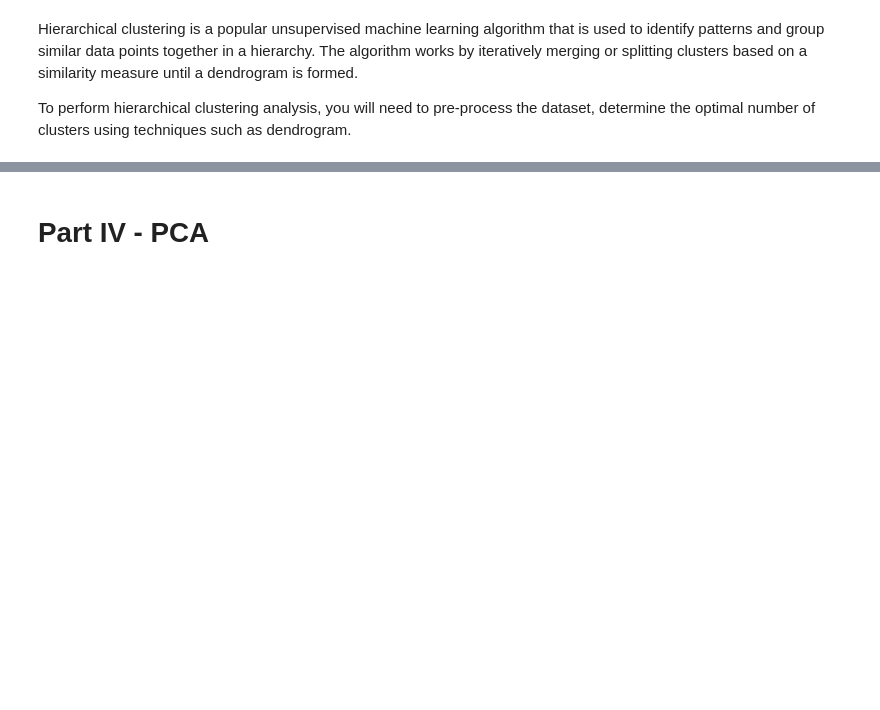
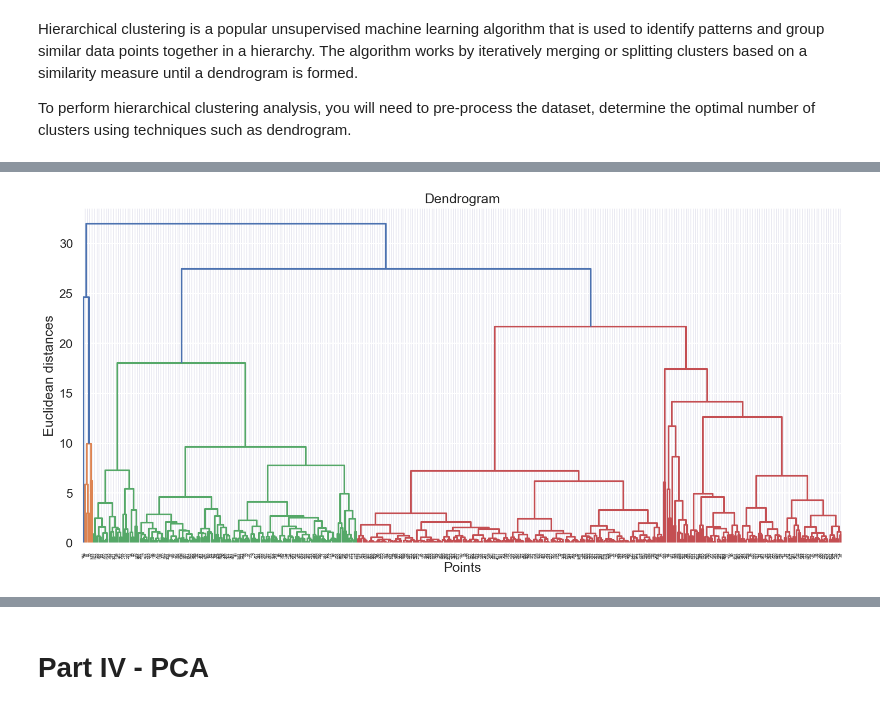
Before and after one commit to wangleo1/LHL_WholeSale_UML, a Jupyter notebook: Unsupervised Learning - Project.ipynb, the cells around one changed output, grey strips where cells are left out. Cells and saved outputs as stored; diff of their text form; code cells hidden in the pictures; blank space fills up the shorter version.

```diff
--- a/Unsupervised Learning - Project.ipynb
+++ b/Unsupervised Learning - Project.ipynb
@@ -347,0 +366,12 @@ To perform hierarchical clustering analysis, you will need to pre-process the da
+# %%
+# Hierachical clustering
+
+#analzye dendrogram to identify optimal clusters
+plt.figure(figsize=(18,8))
+dendrogram = sch.dendrogram(sch.linkage(x_scaled, method='ward'))
+plt.title("Dendrogram")
+plt.ylabel("Euclidean distances")
+plt.xlabel('Points')
+plt.show()
+# %% [output]
+[figure, added]
```
Also changed, not shown: parts of 17 cells of this notebook.
